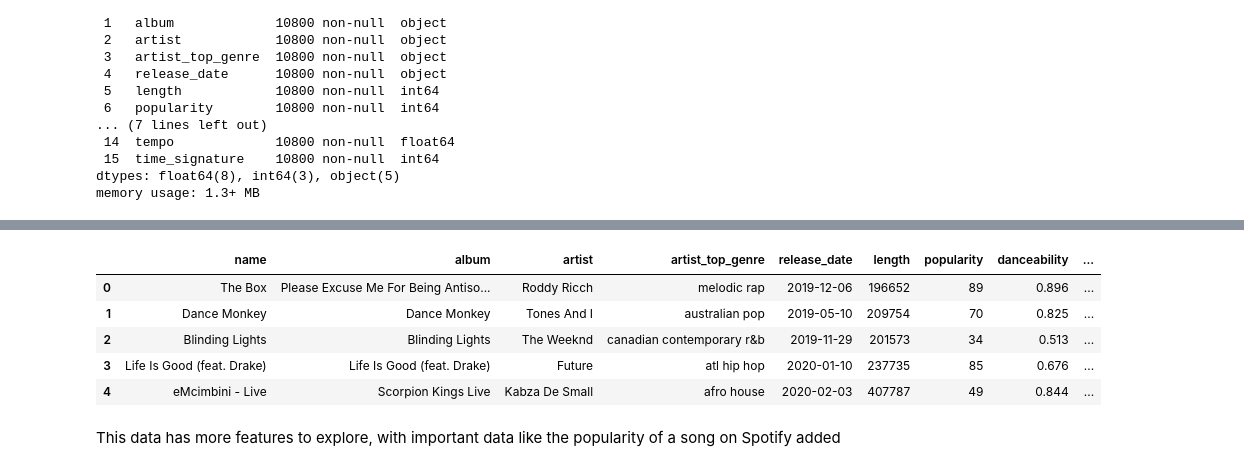
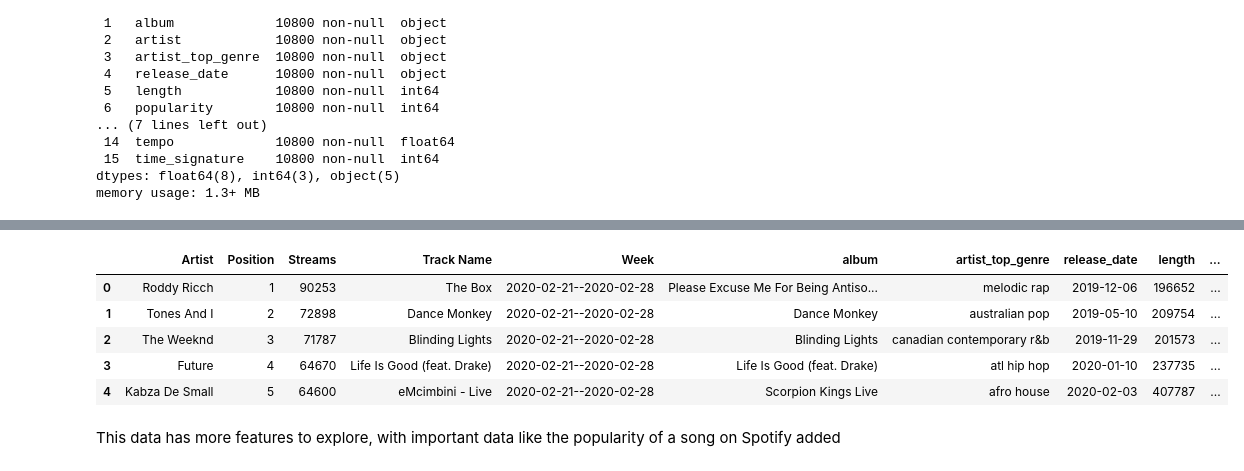
Before and after one commit to Soot3/Spotify-Analysis, a Jupyter notebook: Spotify_SA.ipynb, the cells around one changed output, grey strips where cells are left out. Cells and saved outputs as stored; diff of their text form; code cells hidden in the pictures.

```diff
--- a/Spotify_SA.ipynb
+++ b/Spotify_SA.ipynb
@@ -185,3 +185,11 @@ Data columns (total 16 columns):
  15  time_signature    10800 non-null  int64
 dtypes: float64(8), int64(3), object(5)
 memory usage: 1.3+ MB
+# %%
+merged_df = pd.read_csv('/content/SA_Spotify.csv')
+df = pd.read_csv('/content/SA_Spotify_data.csv')
+# %%
+# Adding the streams and week columns from the previous dataset
+concat_df = pd.concat([merged_df,df],axis=1)
+concat_df.drop(columns=['name', 'artist', 'URL'], inplace=True)
+concat_df.info()
@@ -188,12 +214,12 @@ memory usage: 1.3+ MB
 # %%
-df.head()
+concat_df.head()
 # %% [output]
-|  | name | album | artist | artist_top_genre | release_date | length | popularity | danceability | ... |
-| 0 | The Box | Please Excuse Me For Being Antiso... | Roddy Ricch | melodic rap | 2019-12-06 | 196652 | 89 | 0.896 | ... |
-| 1 | Dance Monkey | Dance Monkey | Tones And I | australian pop | 2019-05-10 | 209754 | 70 | 0.825 | ... |
-| 2 | Blinding Lights | Blinding Lights | The Weeknd | canadian contemporary r&b | 2019-11-29 | 201573 | 34 | 0.513 | ... |
-| 3 | Life Is Good (feat. Drake) | Life Is Good (feat. Drake) | Future | atl hip hop | 2020-01-10 | 237735 | 85 | 0.676 | ... |
-| 4 | eMcimbini - Live | Scorpion Kings Live | Kabza De Small | afro house | 2020-02-03 | 407787 | 49 | 0.844 | ... |
+|  | Artist | Position | Streams | Track Name | Week | album | artist_top_genre | release_date | length | ... |
+| 0 | Roddy Ricch | 1 | 90253 | The Box | 2020-02-21--2020-02-28 | Please Excuse Me For Being Antiso... | melodic rap | 2019-12-06 | 196652 | ... |
+| 1 | Tones And I | 2 | 72898 | Dance Monkey | 2020-02-21--2020-02-28 | Dance Monkey | australian pop | 2019-05-10 | 209754 | ... |
+| 2 | The Weeknd | 3 | 71787 | Blinding Lights | 2020-02-21--2020-02-28 | Blinding Lights | canadian contemporary r&b | 2019-11-29 | 201573 | ... |
+| 3 | Future | 4 | 64670 | Life Is Good (feat. Drake) | 2020-02-21--2020-02-28 | Life Is Good (feat. Drake) | atl hip hop | 2020-01-10 | 237735 | ... |
+| 4 | Kabza De Small | 5 | 64600 | eMcimbini - Live | 2020-02-21--2020-02-28 | Scorpion Kings Live | afro house | 2020-02-03 | 407787 | ... |
 # %% [markdown]
 This data has more features to explore, with important data like the popularity of a song on Spotify added
 # %%
```
Also changed, not shown: parts of 6 cells of this notebook.
